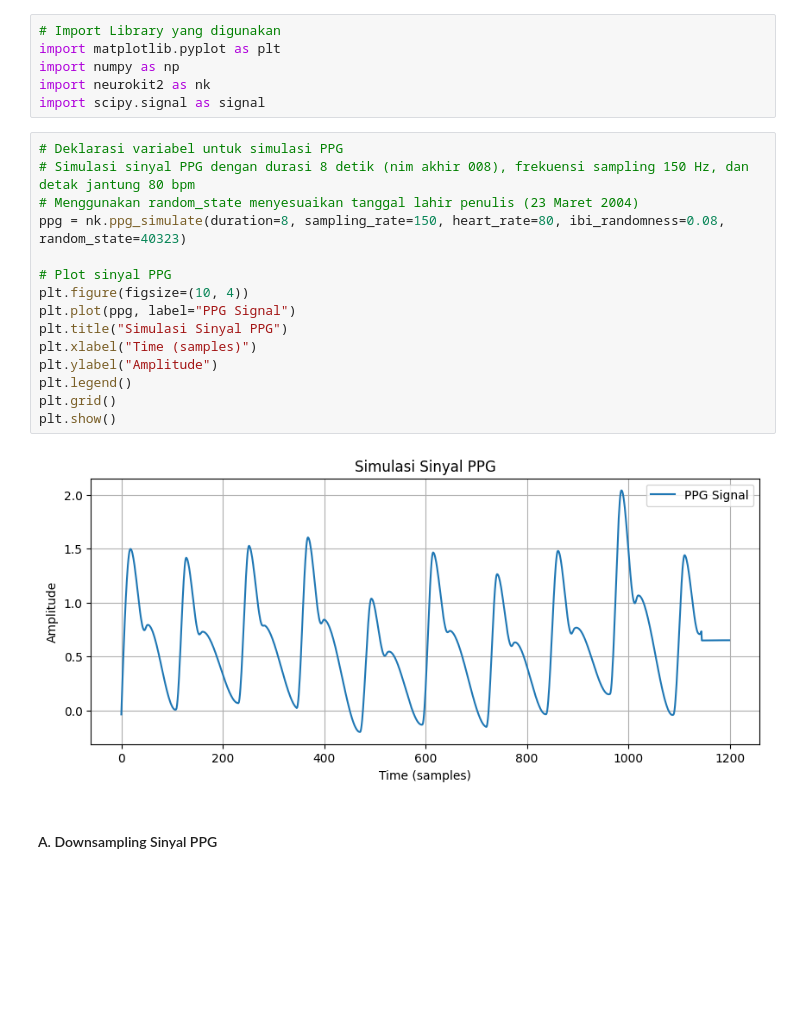
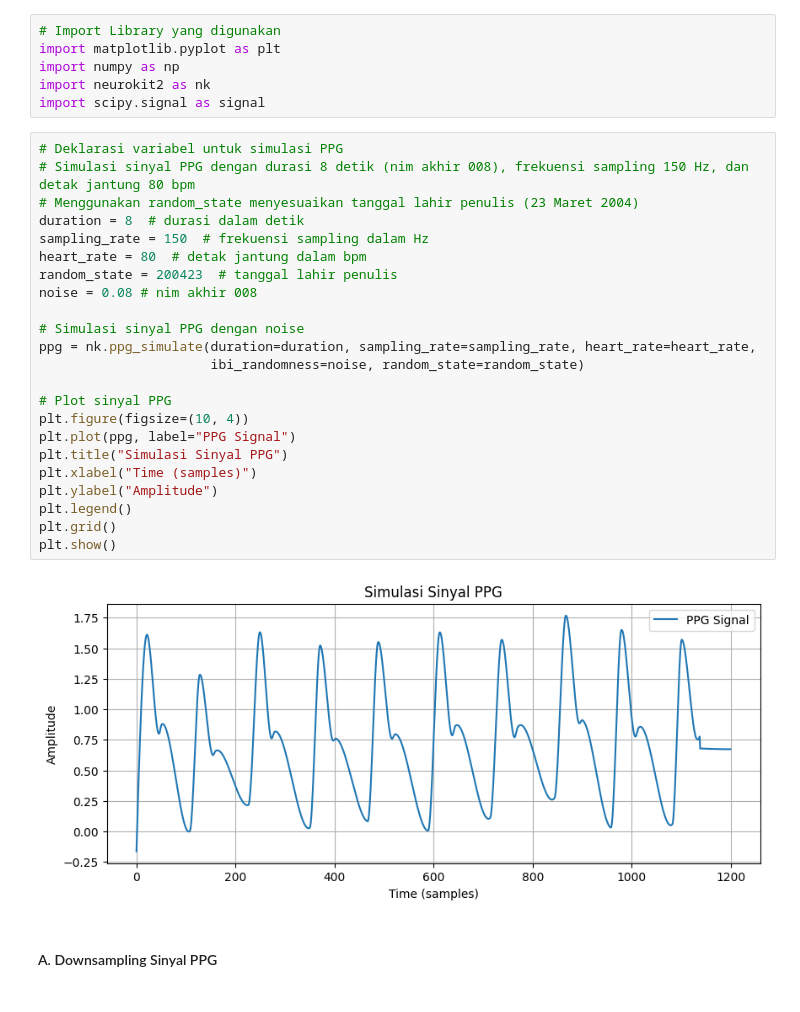
Before and after one commit to bintangfikrif/DSP, a Jupyter notebook: 122140008_ho2.ipynb, the cells around one changed output. Drawn from its saved outputs; the diff is of its cells as text; blank space fills up the shorter version.

```diff
--- a/122140008_ho2.ipynb
+++ b/122140008_ho2.ipynb
@@ -13,20 +13,28 @@ import scipy.signal as signal
 # %%
 # Deklarasi variabel untuk simulasi PPG
 # Simulasi sinyal PPG dengan durasi 8 detik (nim akhir 008), frekuensi sampling 150 Hz, dan detak jantung 80 bpm
 # Menggunakan random_state menyesuaikan tanggal lahir penulis (23 Maret 2004)
-ppg = nk.ppg_simulate(duration=8, sampling_rate=150, heart_rate=80, ibi_randomness=0.08, random_state=40323)
+duration = 8  # durasi dalam detik
+sampling_rate = 150  # frekuensi sampling dalam Hz
+heart_rate = 80  # detak jantung dalam bpm
+random_state = 200423  # tanggal lahir penulis
+noise = 0.08 # nim akhir 008
+
+# Simulasi sinyal PPG dengan noise
+ppg = nk.ppg_simulate(duration=duration, sampling_rate=sampling_rate, heart_rate=heart_rate,
+                      ibi_randomness=noise, random_state=random_state)
 
 # Plot sinyal PPG
 plt.figure(figsize=(10, 4))
 plt.plot(ppg, label="PPG Signal")
 plt.title("Simulasi Sinyal PPG")
 plt.xlabel("Time (samples)")
 plt.ylabel("Amplitude")
 plt.legend()
 plt.grid()
 plt.show()
 # %% [output]
-[figure, old version]
+[figure, new version]
 # %% [markdown]
 <h4>A. Downsampling Sinyal PPG<h4>
 # %%
```
Also changed, not shown: parts of 6 cells of this notebook, 2 other files.
